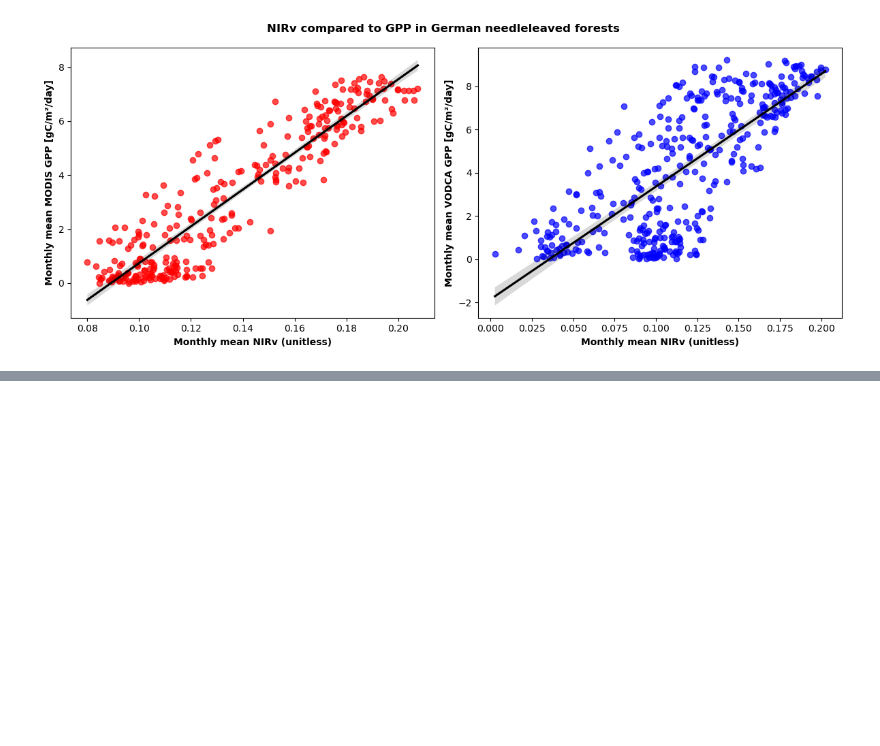
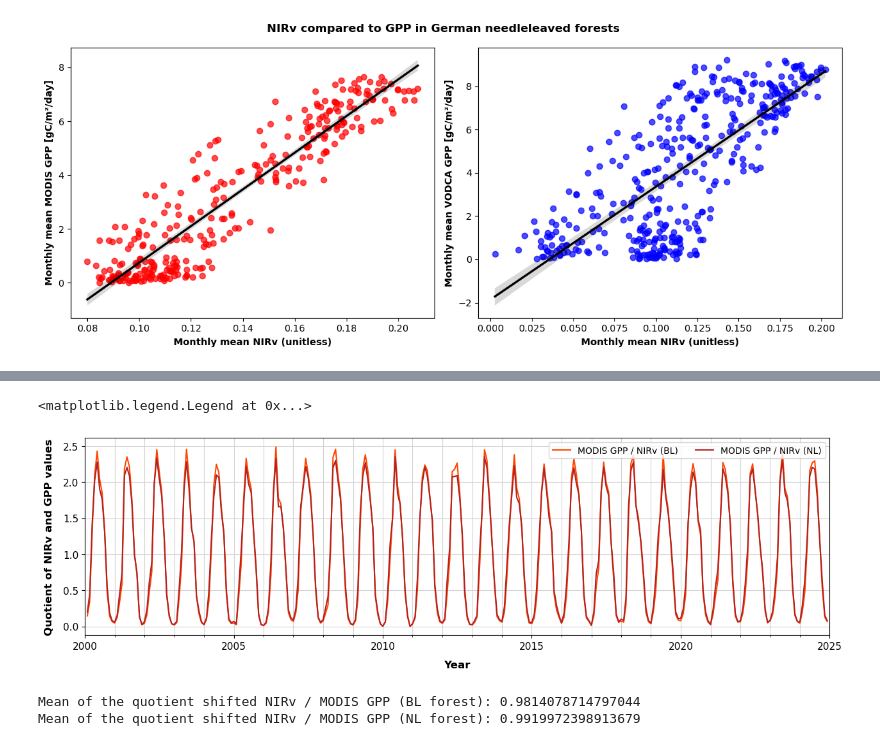
Before and after one commit to irishaake/Thesis_Msc, a Jupyter notebook: 31_Calculate_GPP.ipynb, the cells around one changed output, grey strips where cells are left out. Saved outputs shown, nothing was run; the diff lists cells and outputs as text; code cells hidden in the pictures; blank space fills up the shorter version.

```diff
--- a/31_Calculate_GPP.ipynb
+++ b/31_Calculate_GPP.ipynb
@@ -327,0 +435,7 @@ Intercept: -1.8509893105757467
+# %%
+# calculate differences between mean values
+diff_BL = modis_BL_mean - nirv_BL_mean
+print(f"Difference of the MODIS GPP time series mean and the NIRv time series mean (BL forest): {diff_BL}")
+
+diff_NL = modis_NL_mean - nirv_NL_mean
+print(f"Difference of the MODIS GPP time series mean and the NIRv time series mean (NL forest): {diff_NL}")
@@ -327,0 +445,13 @@ Intercept: -1.8509893105757467
+# %%
+# add difference of means to NIRv time series
+df_nirv_modis_BL_shift = pd.DataFrame({"time": df_nirv_modis_BL["time"],
+                                      "NIRv": df_nirv_modis_BL["NIRv"] + diff_BL,
+                                      "MODIS GPP": df_nirv_modis_BL["MODIS GPP"]})
+
+df_nirv_modis_NL_shift = pd.DataFrame({"time": df_nirv_modis_NL["time"],
+                                      "NIRv": df_nirv_modis_NL["NIRv"] + diff_NL,
+                                      "MODIS GPP": df_nirv_modis_NL["MODIS GPP"]})
+# %%
+# divide GPP by shifted NIRv to determine alpha value
+df_nirv_modis_BL_shift["Quotient"] = df_nirv_modis_BL_shift["MODIS GPP"] / df_nirv_modis_BL_shift["NIRv"]
+df_nirv_modis_NL_shift["Quotient"] = df_nirv_modis_NL_shift["MODIS GPP"] / df_nirv_modis_NL_shift["NIRv"]
@@ -327,0 +490,23 @@ Intercept: -1.8509893105757467
+# %%
+# plot result
+fig, ax = plt.subplots(figsize=(15,4))
+ax.plot('time', 'Quotient', data=df_nirv_modis_BL_shift, color='orangered', linewidth=1.5, linestyle='-', label="MODIS GPP / NIRv (BL)")
+ax.plot('time', 'Quotient', data=df_nirv_modis_NL_shift, color='firebrick', linewidth=1.5, linestyle='-', label="MODIS GPP / NIRv (NL)")
+ax.xaxis.set_major_locator(mdates.YearLocator(5))
+ax.xaxis.set_minor_locator(mdates.YearLocator(1))
+ax.tick_params(axis='both', labelsize=11)
+ax.set_ylabel('Quotient of NIRv and GPP values', fontsize=12, weight='bold', labelpad=10)
+ax.set_xlabel('Year', fontsize=12, weight='bold', labelpad=10)
+ax.set_xlim(datetime(2000, 1, 1), datetime(2025, 1, 1))
+ax.grid(True, which='both', color='lightgrey')
+ax.legend(loc=1, fontsize=10,  bbox_to_anchor=(1.0, 1.0), ncol = 2)
+# %% [output]
+<matplotlib.legend.Legend at 0x...>
+[figure, added]
+# %%
+# look at the means of the quotients
+print(f"Mean of the quotient shifted NIRv / MODIS GPP (BL forest): {df_nirv_modis_BL_shift["Quotient"].mean()}")
+print(f"Mean of the quotient shifted NIRv / MODIS GPP (NL forest): {df_nirv_modis_NL_shift["Quotient"].mean()}")
+# %% [output]
+Mean of the quotient shifted NIRv / MODIS GPP (BL forest): 0.9814078714797044
+Mean of the quotient shifted NIRv / MODIS GPP (NL forest): 0.9919972398913679
```
Also changed, not shown: parts of 27 cells of this notebook.
